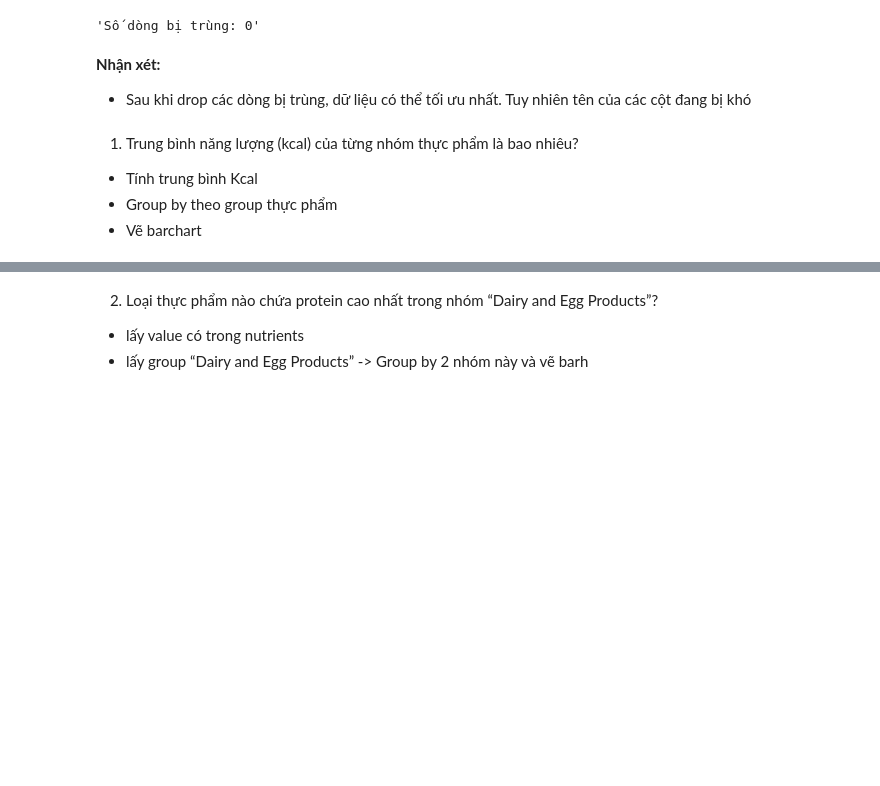
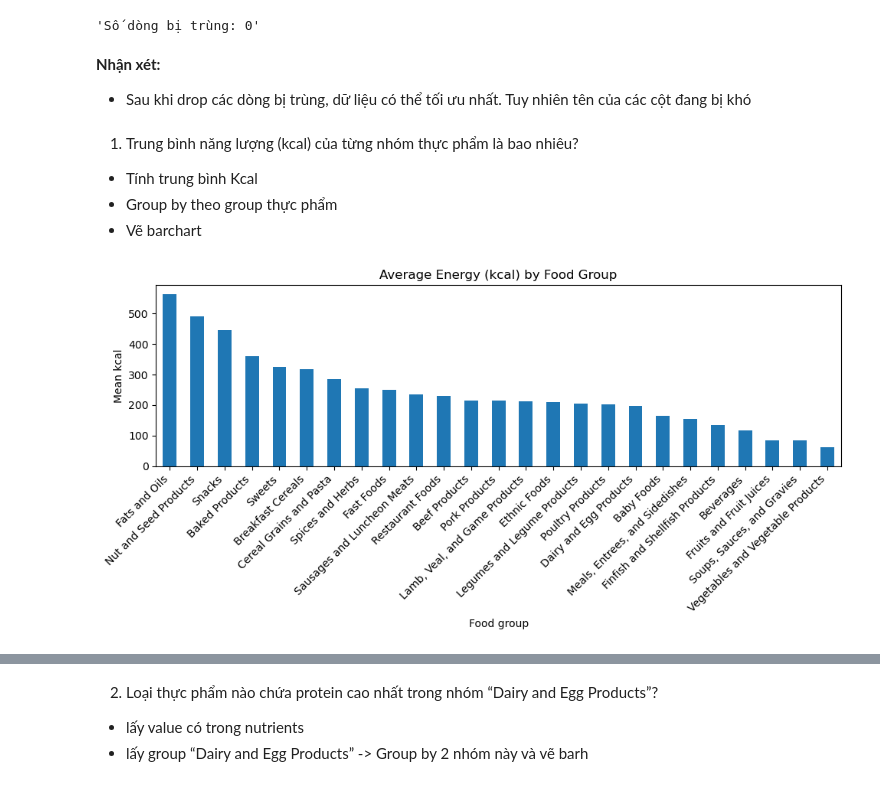
Before and after one commit to aquattda/LTT_DA, a Jupyter notebook: Lab/Lab5_BOOK_Chapter13/13_4.ipynb, the cells around one changed output, grey strips where cells are left out. Drawn from its saved outputs; the diff is of its cells as text; code cells hidden in the pictures; blank space fills up the shorter version.

```diff
--- a/Lab/Lab5_BOOK_Chapter13/13_4.ipynb
+++ b/Lab/Lab5_BOOK_Chapter13/13_4.ipynb
@@ -211,3 +211,82 @@ display(f"Số dòng bị trùng: {nutrients.duplicated().sum()}")
 - Tính trung bình Kcal
 - Group by theo group thực phẩm
 - Vẽ barchart
+# %%
+import pandas as pd
+import numpy as np
+import json, ast
+import matplotlib.pyplot as plt
+
+# Chuẩn hóa 'nutrients' về list[dict]
+def _to_items(x):
+    # None hoặc NaN vô hướng
+    try:
+        if x is None or (pd.isna(x) and not hasattr(x, "__len__")):
+            return []
+    except Exception:
+        pass
+
+    # numpy array -> list
+    if isinstance(x, np.ndarray):
+        x = x.tolist()
+
+    # chuỗi -> parse JSON / literal
+    if isinstance(x, str):
+        for parser in (json.loads, ast.literal_eval):
+            try:
+                x = parser(x)
+                break
+            except Exception:
+                pass
+
+    # 1 object dict
+    if isinstance(x, dict):
+        return [x]
+
+    # list/tuple -> giữ nguyên
+    if isinstance(x, (list, tuple)):
+        return list(x)
+
+
+def extract_kcal(x):
+    items = _to_items(x)
+    out = pd.NA
+    for it in items:
+        if not isinstance(it, dict):
+            continue
+        desc = str(it.get("description", "")).lower()
+        grp  = str(it.get("group", "")).lower()
+        unit = str(it.get("units", "")).lower()
+        val  = it.get("value", None)
+        if ("energy" in desc) or (grp == "energy"):
+            try:
+                val = float(val)
+            except (TypeError, ValueError):
+                continue
+            if unit == "kcal":
+                out = val; break
+            elif unit == "kj":
+                out = val / 4.184; break
+    return out
+
+# --- Tính trung bình kcal theo group & vẽ barchart ---
+df = info.copy()
+df["kcal"] = df["nutrients"].apply(extract_kcal)  # 'nutrients' là cột chứa list/dict/chuỗi JSON
+
+mean_kcal_by_group = (
+    df.groupby("group", dropna=False)["kcal"]
+      .mean()
+      .sort_values(ascending=False)
+      .round(2)
+)
+
+plt.figure(figsize=(10,5))
+mean_kcal_by_group.plot(kind="bar")
+plt.ylabel("Mean kcal")
+plt.xlabel("Food group")
+plt.title("Average Energy (kcal) by Food Group")
+plt.xticks(rotation=45, ha="right")
+plt.tight_layout()
+plt.show()
+# %% [output]
+[figure, added]
```
Also changed, not shown: parts of 17 cells of this notebook, 1 other file.
